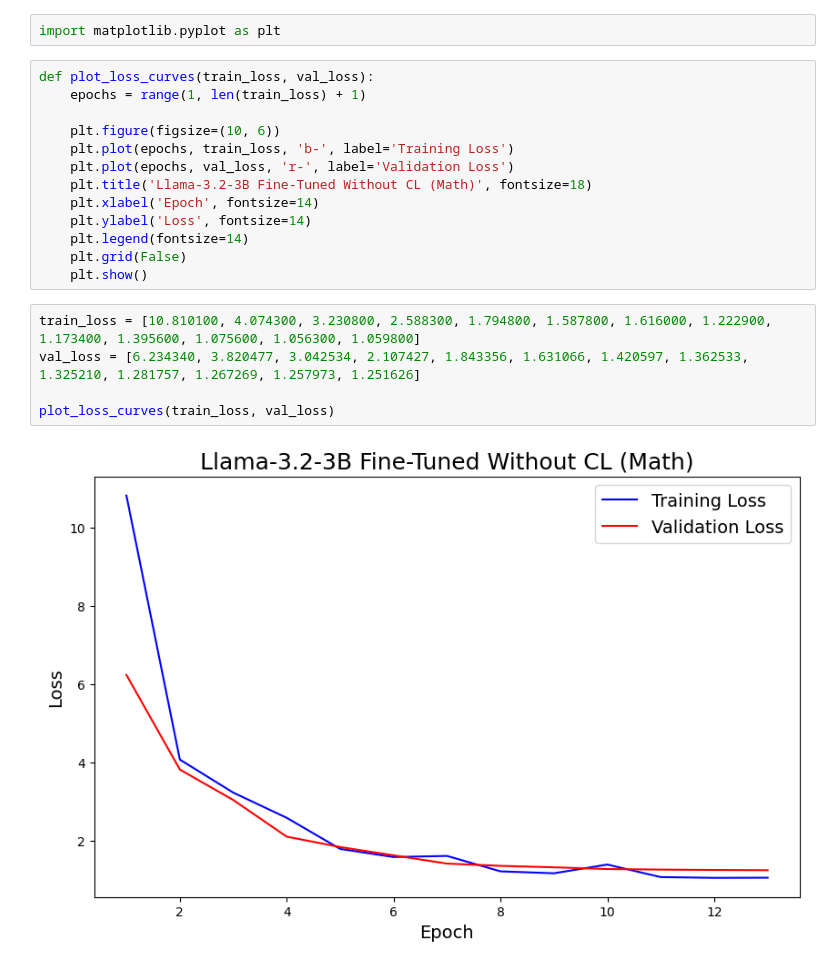
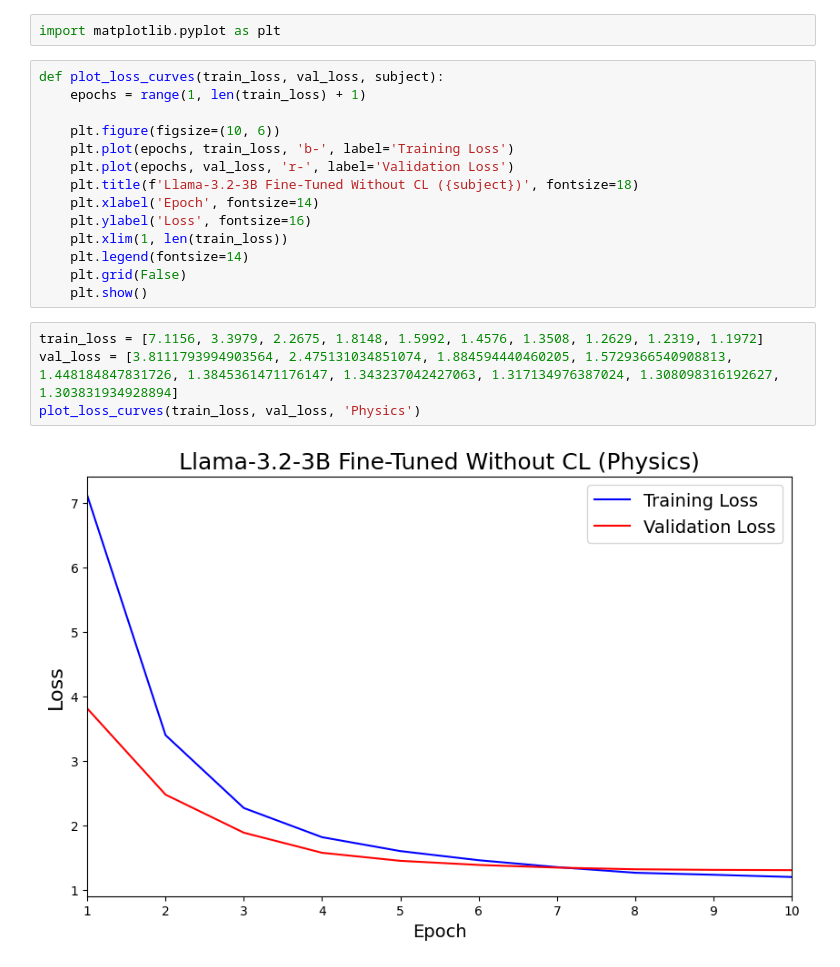
Before and after one commit to sun-wendy/nlp-project, a Jupyter notebook: notebooks/gen_plot.ipynb, the cells around one changed output. Drawn from its saved outputs; the diff is of its cells as text.

```diff
--- a/notebooks/gen_plot.ipynb
+++ b/notebooks/gen_plot.ipynb
@@ -1,23 +1,23 @@
 # %%
 import matplotlib.pyplot as plt
 # %%
-def plot_loss_curves(train_loss, val_loss):
+def plot_loss_curves(train_loss, val_loss, subject):
     epochs = range(1, len(train_loss) + 1)
 
     plt.figure(figsize=(10, 6))
     plt.plot(epochs, train_loss, 'b-', label='Training Loss')
     plt.plot(epochs, val_loss, 'r-', label='Validation Loss')
-    plt.title('Llama-3.2-3B Fine-Tuned Without CL (Math)', fontsize=18)
+    plt.title(f'Llama-3.2-3B Fine-Tuned Without CL ({subject})', fontsize=18)
     plt.xlabel('Epoch', fontsize=14)
-    plt.ylabel('Loss', fontsize=14)
+    plt.ylabel('Loss', fontsize=16)
+    plt.xlim(1, len(train_loss))
     plt.legend(fontsize=14)
     plt.grid(False)
     plt.show()
-# %%
-train_loss = [10.810100, 4.074300, 3.230800, 2.588300, 1.794800, 1.587800, 1.616000, 1.222900, 1.173400, 1.395600, 1.075600, 1.056300, 1.059800]
-val_loss = [6.234340, 3.820477, 3.042534, 2.107427, 1.843356, 1.631066, 1.420597, 1.362533, 1.325210, 1.281757, 1.267269, 1.257973, 1.251626]
-
-plot_loss_curves(train_loss, val_loss)
-# %% [output]
-[figure, removed]
+# %%
+train_loss = [7.1156, 3.3979, 2.2675, 1.8148, 1.5992, 1.4576, 1.3508, 1.2629, 1.2319, 1.1972]
+val_loss = [3.8111793994903564, 2.475131034851074, 1.884594440460205, 1.5729366540908813, 1.448184847831726, 1.3845361471176147, 1.343237042427063, 1.317134976387024, 1.308098316192627, 1.303831934928894]
+plot_loss_curves(train_loss, val_loss, 'Physics')
+# %% [output]
+[figure, added]
 # %%
```
Also changed, not shown: parts of 3 cells of this notebook, 11 other files.
